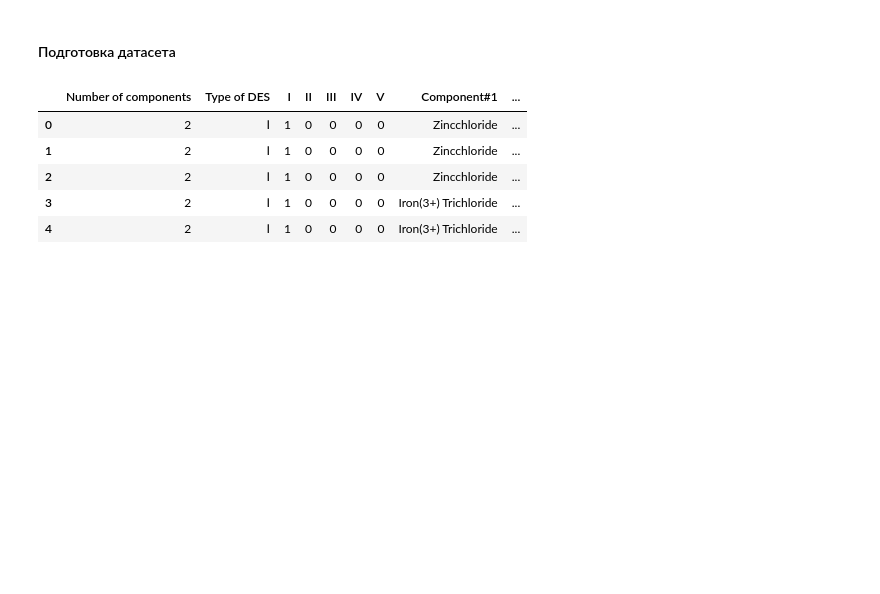
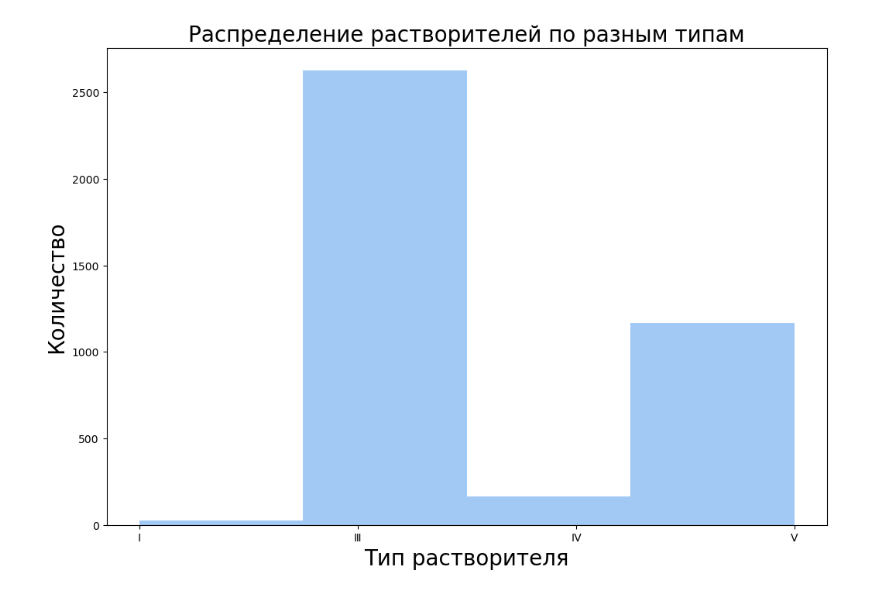
Before and after one commit to meteora142/Ecoteam, a Jupyter notebook: scripts/EcoteamProject.ipynb, the cells around one changed output. Drawn from its saved outputs; the diff is of its cells as text; code cells hidden in the pictures; blank space fills up the shorter version.

Commit message:
added plots and images folder

```diff
--- a/scripts/EcoteamProject.ipynb
+++ b/scripts/EcoteamProject.ipynb
@@ -18,17 +15,21 @@ def dataset_clear(dataset):
     dataset = dataset[(dataset['Number of components'] == 2) & (dataset['Density, g/cm^3'] <= 2.0)]
     dataset = dataset.drop(['Number of components', 'Reference (DOI)', 'X#3 (molar fraction)', 'Component#3', 'II'], axis=1)
     return dataset
-# %% [markdown]
-#### Подготовка датасета
-# %%
-dataset = pd.read_csv('Density.csv')
-# %% [output]
-|  | Number of components | Type of DES | I | II | III | IV | V | Component#1 | ... |
-| 0 | 2 | Ⅰ | 1 | 0 | 0 | 0 | 0 | Zincchloride | ... |
-| 1 | 2 | Ⅰ | 1 | 0 | 0 | 0 | 0 | Zincchloride | ... |
-| 2 | 2 | Ⅰ | 1 | 0 | 0 | 0 | 0 | Zincchloride | ... |
-| 3 | 2 | Ⅰ | 1 | 0 | 0 | 0 | 0 | Iron(3+) Trichloride | ... |
-| 4 | 2 | Ⅰ | 1 | 0 | 0 | 0 | 0 | Iron(3+) Trichloride | ... |
+# %%
+#Для построения графиков используем цветовую палитру
+colors = sns.color_palette('pastel', 5)
 # %%
 # Чистим датасет
 pre_dataset = dataset_clear(dataset)
+# %%
+df_2 = dataset[dataset['Number of components'] == 2] #оставляем только 2-компонентные системы
+
+fig, ax = plt.subplots(figsize = (12,8)) # Инициализация графиков и его размеров
+ax.hist(df_2['Type of DES'], bins = 4, color = colors[0])
+# Команда fontsize позволяет менять размер текста
+ax.set_title('Распределение растворителей по разным типам', fontsize = 20) # Создание заголовка
+ax.set_xlabel('Тип растворителя', fontsize = 20) # Создание подписи оси х
+ax.set_ylabel('Количество', fontsize = 20) # Создание подписи оси y
+plt.show() #Вывод графика
+# %% [output]
+[figure, added]
```
Also changed, not shown: parts of 8 cells of this notebook, 1 other file.
